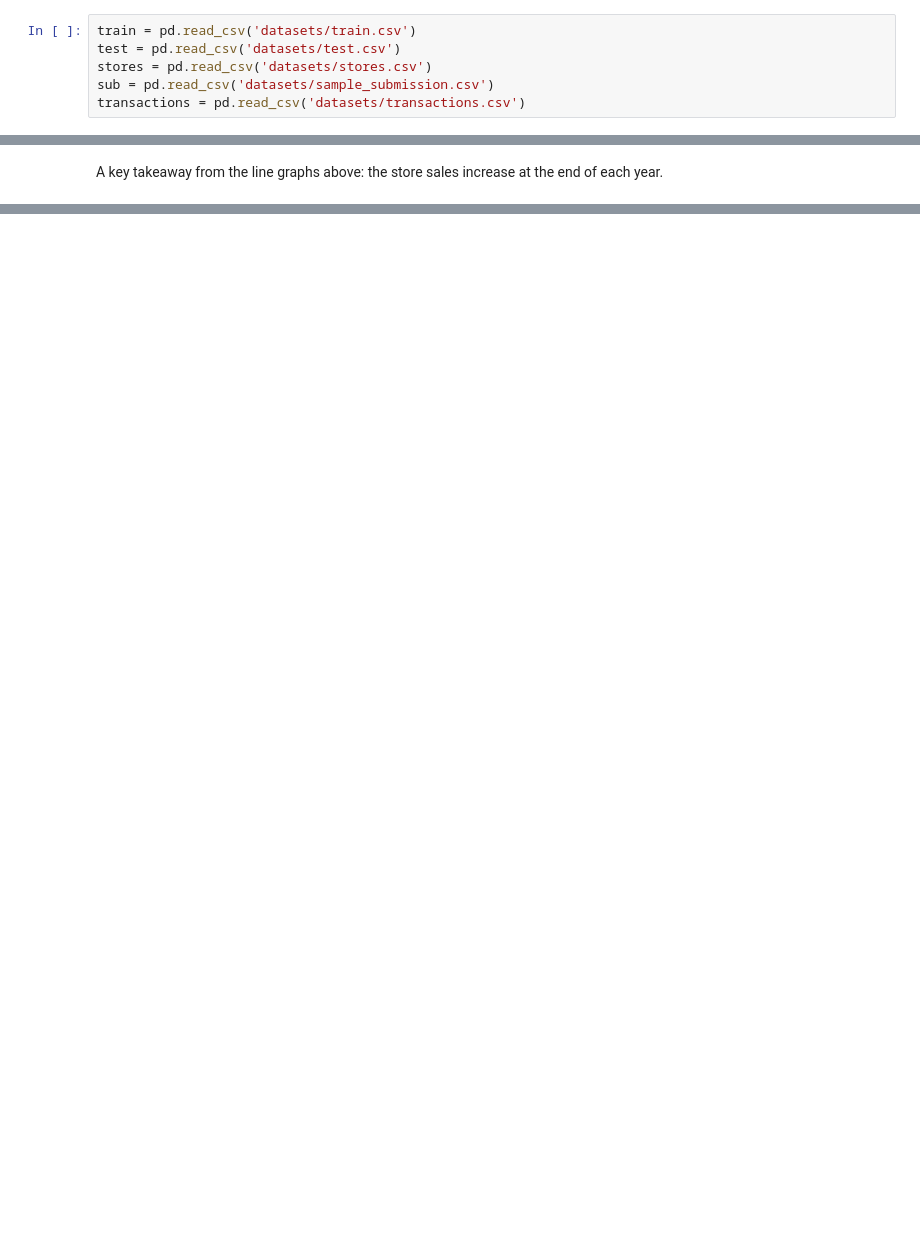
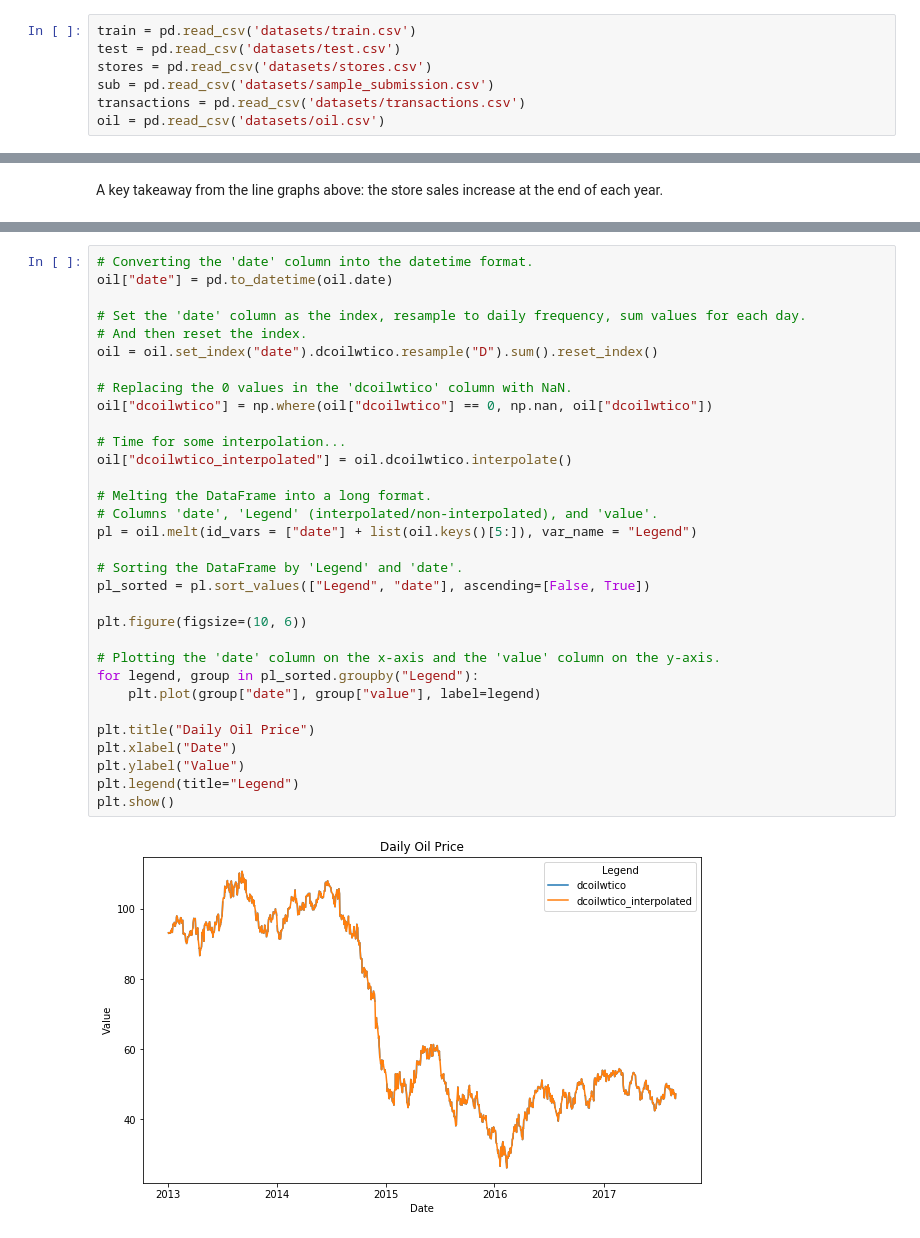
Before and after one commit to kpath1999/datacamp-projects, a Jupyter notebook: 05-grocery-time-series/store-sales.ipynb, the cells around one changed output, grey strips where cells are left out. Saved outputs shown, nothing was run; the diff lists cells and outputs as text; blank space fills up the shorter version.

```diff
--- a/05-grocery-time-series/store-sales.ipynb
+++ b/05-grocery-time-series/store-sales.ipynb
@@ -17,6 +17,7 @@ test = pd.read_csv('datasets/test.csv')
 stores = pd.read_csv('datasets/stores.csv')
 sub = pd.read_csv('datasets/sample_submission.csv')
 transactions = pd.read_csv('datasets/transactions.csv')
+oil = pd.read_csv('datasets/oil.csv')
 # %%
 train["date"] = pd.to_datetime(train["date"])
 train.onpromotion = train.onpromotion.astype("float16")
@@ -150,0 +193,34 @@ Text(0.5, 1.0, 'Transactions over Time, by Year')
+# %%
+# Converting the 'date' column into the datetime format.
+oil["date"] = pd.to_datetime(oil.date)
+
+# Set the 'date' column as the index, resample to daily frequency, sum values for each day.
+# And then reset the index.
+oil = oil.set_index("date").dcoilwtico.resample("D").sum().reset_index()
+
+# Replacing the 0 values in the 'dcoilwtico' column with NaN.
+oil["dcoilwtico"] = np.where(oil["dcoilwtico"] == 0, np.nan, oil["dcoilwtico"])
+
+# Time for some interpolation...
+oil["dcoilwtico_interpolated"] = oil.dcoilwtico.interpolate()
+
+# Melting the DataFrame into a long format.
+# Columns 'date', 'Legend' (interpolated/non-interpolated), and 'value'.
+pl = oil.melt(id_vars = ["date"] + list(oil.keys()[5:]), var_name = "Legend")
+
+# Sorting the DataFrame by 'Legend' and 'date'.
+pl_sorted = pl.sort_values(["Legend", "date"], ascending=[False, True])
+
+plt.figure(figsize=(10, 6))
+
+# Plotting the 'date' column on the x-axis and the 'value' column on the y-axis.
+for legend, group in pl_sorted.groupby("Legend"):
+    plt.plot(group["date"], group["value"], label=legend)
+
+plt.title("Daily Oil Price")
+plt.xlabel("Date")
+plt.ylabel("Value")
+plt.legend(title="Legend")
+plt.show()
+# %% [output]
+[figure, added]
```
Also changed, not shown: parts of 9 cells of this notebook.
